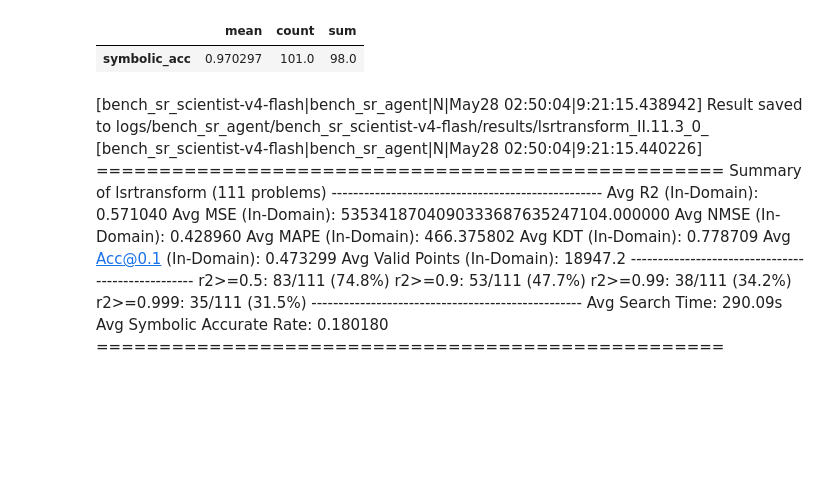
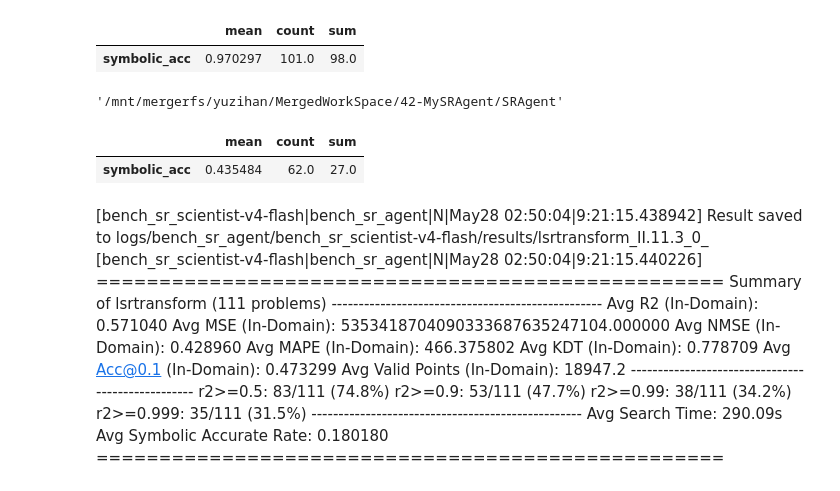
Before and after one commit to yuzhTHU/MySRAgent, a Jupyter notebook: analysis/260526统计结果.ipynb, the cells around one changed output. Drawn from its saved outputs; the diff is of its cells as text; code cells hidden in the pictures; blank space fills up the shorter version.

```diff
--- a/analysis/260526统计结果.ipynb
+++ b/analysis/260526统计结果.ipynb
@@ -128,6 +128,24 @@ display(df_results['symbolic_acc'].agg(['mean', 'count', 'sum']).to_frame().T)
 # %% [output]
 |  | mean | count | sum |
 | symbolic_acc | 0.970297 | 101.0 | 98.0 |
+# %%
+os.getcwd()
+# %% [output]
+'/mnt/mergerfs/yuzihan/MergedWorkSpace/42-MySRAgent/SRAgent'
+# %%
+import json
+import pandas as pd
+
+df_list = []
+for path in Path('logs/bench_sr_agent/codex_gpt55/results/').glob('*.jsonl'):
+    result = [json.loads(line.strip()) for line in path.read_text(encoding="utf-8").splitlines() if line.strip()][-1]
+    df_list.append(result)
+df_results = pd.DataFrame(df_list)
+
+display(df_results['symbolic_acc'].agg(['mean', 'count', 'sum']).to_frame().T)
+# %% [output]
+|  | mean | count | sum |
+| symbolic_acc | 0.435484 | 62.0 | 27.0 |
 # %% [markdown]
 [bench_sr_scientist-v4-flash|bench_sr_agent|N|May28 02:50:04|9:21:15.438942] Result saved to logs/bench_sr_agent/bench_sr_scientist-v4-flash/results/lsrtransform_II.11.3_0_
 [bench_sr_scientist-v4-flash|bench_sr_agent|N|May28 02:50:04|9:21:15.440226]
```
